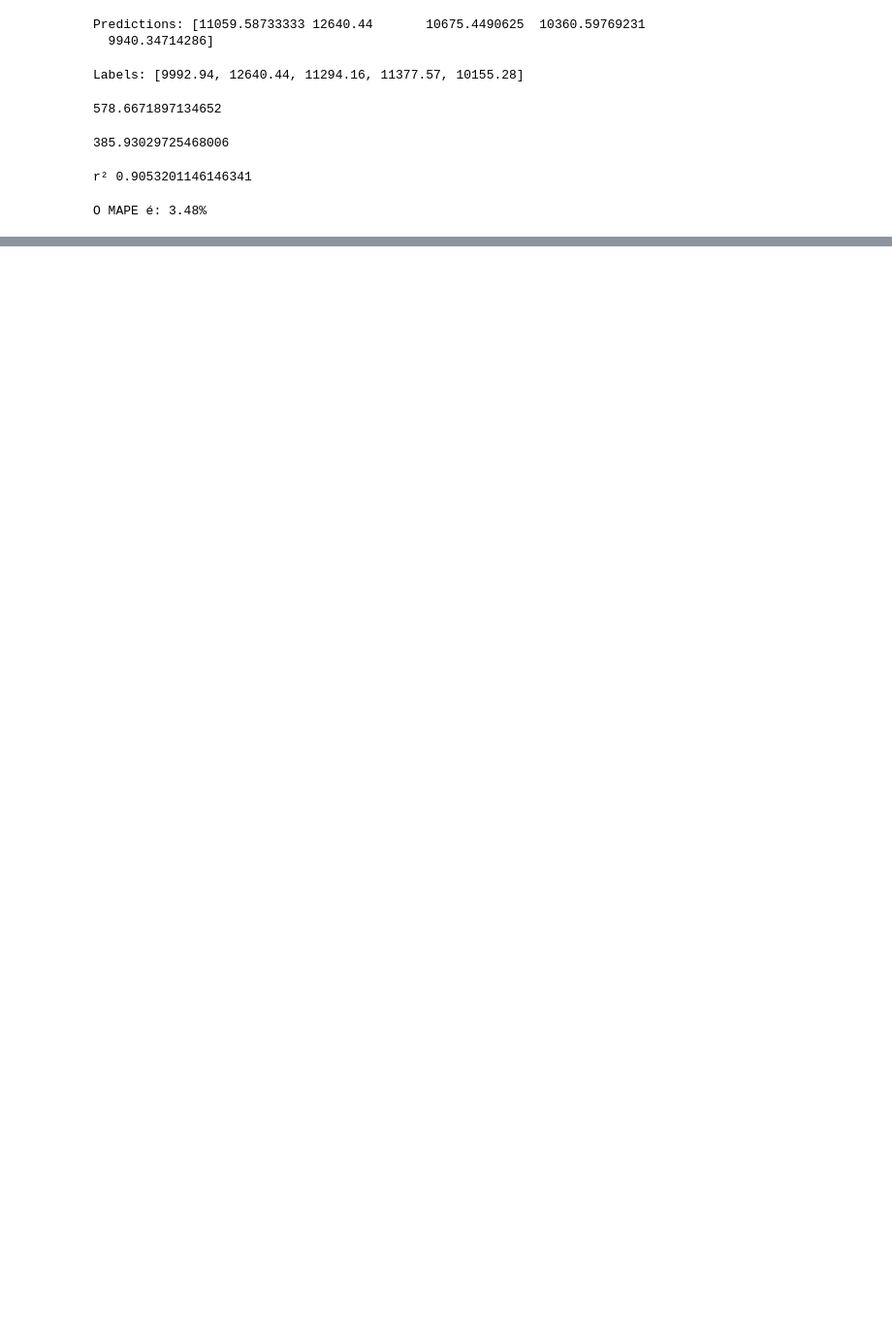
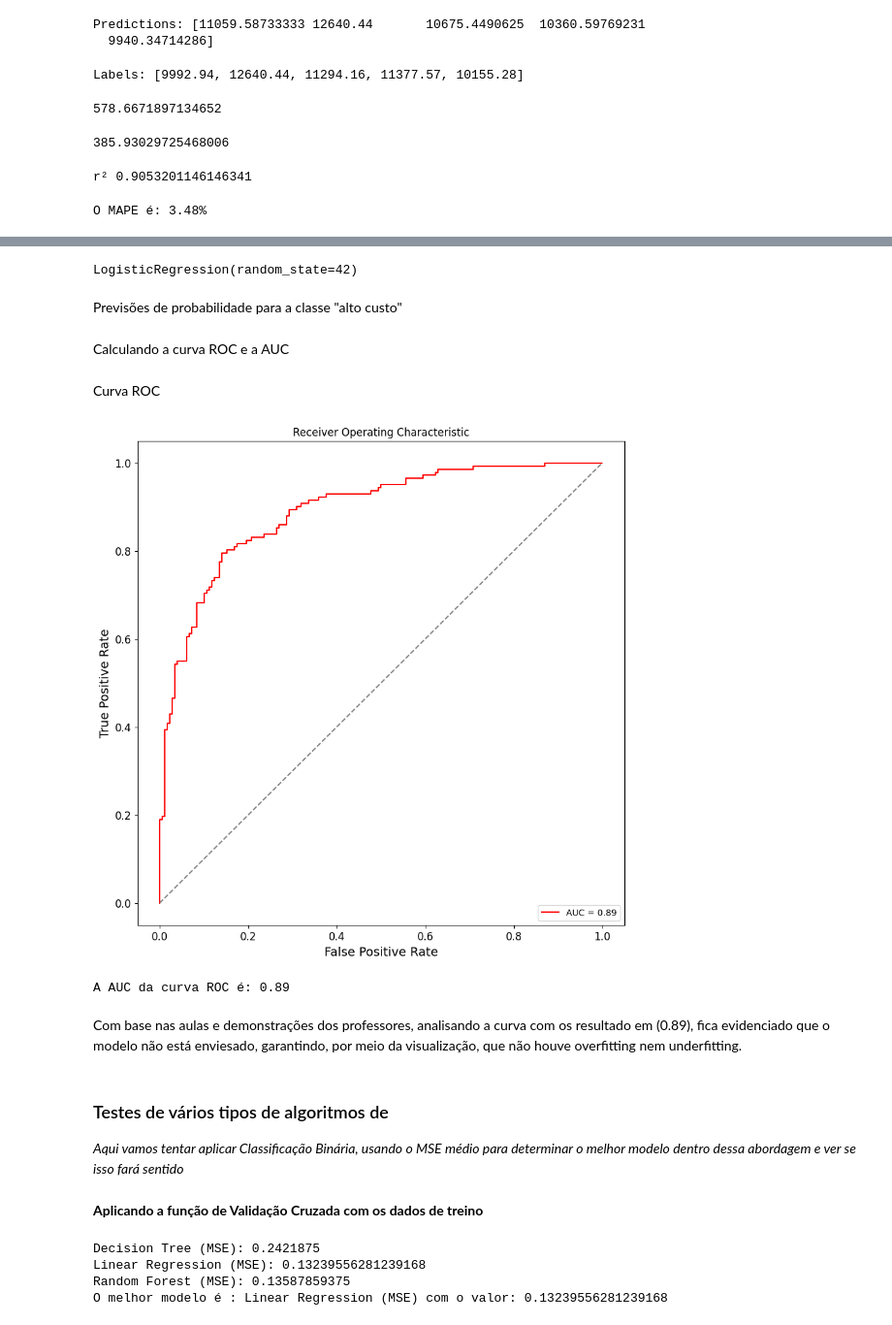
Before and after one commit to FelipeMouraMonteiro/TechChallenge_Fase1, a Jupyter notebook: tech_challenge.ipynb, the cells around one changed output, grey strips where cells are left out. Shown at 97% size. Saved outputs shown, nothing was run; the diff lists cells and outputs as text; code cells hidden in the pictures; blank space fills up the shorter version.

Commit message:
feat: aplicação de avaliação de sensibilidade dos modelos com curva ROC e Validação Cruzada

```diff
--- a/tech_challenge.ipynb
+++ b/tech_challenge.ipynb
@@ -644,0 +659,3 @@ O MAPE é: 3.48%
+# %%
+threshold = life_insurance_labels.mean()
+binary_labels = (life_insurance_labels >= threshold).astype(int)
@@ -644,0 +664,37 @@ O MAPE é: 3.48%
+# %%
+X_train, X_test, y_train, y_test = train_test_split(life_insurance_prepared, binary_labels, test_size=0.2, random_state=7)
+clf = LogisticRegression(random_state=42)
+clf.fit(X_train, y_train)
+# %% [output]
+LogisticRegression(random_state=42)
+# %% [markdown]
+Previsões de probabilidade para a classe "alto custo"
+# %%
+y_prob = clf.predict_proba(X_test)[:, 1]
+# %% [markdown]
+Calculando a curva ROC e a AUC
+# %%
+fpr, tpr, thresholds = roc_curve(y_test, y_prob)
+roc_auc = auc(fpr, tpr)
+# %% [markdown]
+Curva ROC
+# %%
+plt.figure(figsize=(10, 10))
+plt.title('Receiver Operating Characteristic')
+plt.plot(fpr, tpr, color='red', label='AUC = %0.2f' % roc_auc)
+plt.plot([0, 1], [0, 1], color='gray', linestyle='--')
+plt.axis('tight')
+plt.xlabel('False Positive Rate')
+plt.ylabel('True Positive Rate')
+plt.legend(loc='lower right')
+plt.show()
+
+print(f"A AUC da curva ROC é: {roc_auc:.2f}")
+# %% [output]
+[figure, added]
+A AUC da curva ROC é: 0.89
+# %% [markdown]
+Com base nas aulas e demonstrações dos professores, analisando a curva com os resultado em (0.89), fica evidenciado que o modelo não está enviesado, garantindo, por meio da visualização, que não houve overfitting nem underfitting.
+# %% [markdown]
+### Testes de vários tipos de algoritmos de
+*Aqui vamos tentar aplicar Classificação Binária, usando o MSE médio para determinar o melhor modelo dentro dessa abordagem e ver se isso fará sentido*
@@ -644,0 +745,9 @@ O MAPE é: 3.48%
+# %% [markdown]
+**Aplicando a função de Validação Cruzada com os dados de treino**
+# %%
+AplicaValidacaoCruzada(X_train, y_train)
+# %% [output]
+Decision Tree (MSE): 0.2421875
+Linear Regression (MSE): 0.13239556281239168
+Random Forest (MSE): 0.13587859375
+O melhor modelo é : Linear Regression (MSE) com o valor: 0.13239556281239168
```
Also changed, not shown: parts of 9 cells of this notebook.
